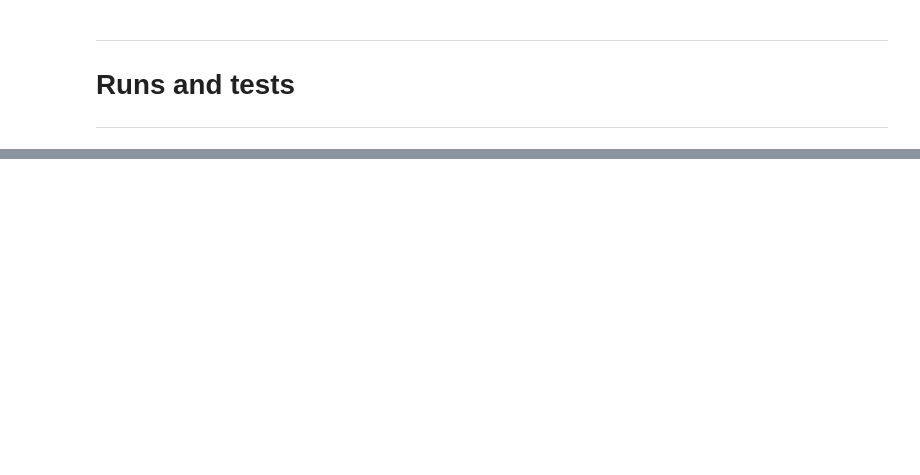
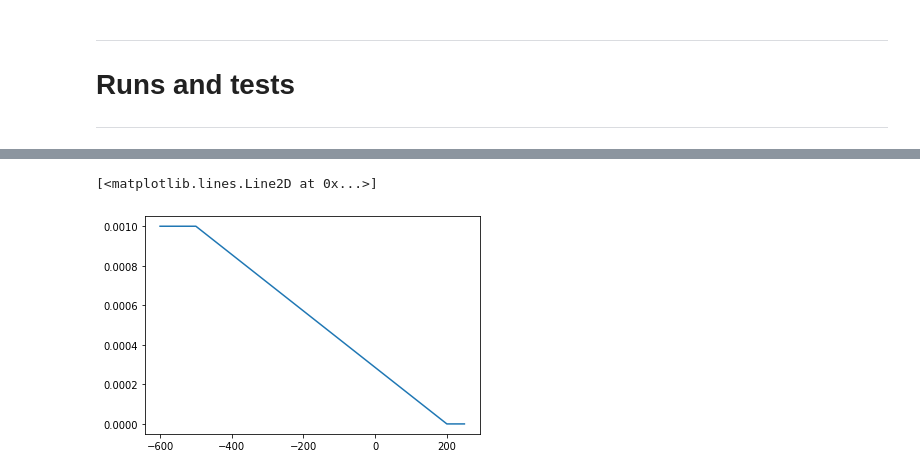
Before and after one commit to mnbvmnbv2/Lunar-Lander, a Jupyter notebook: Lunar.ipynb, the cells around one changed output, grey strips where cells are left out. Drawn from its saved outputs; the diff is of its cells as text; code cells hidden in the pictures; blank space fills up the shorter version.

```diff
--- a/Lunar.ipynb
+++ b/Lunar.ipynb
@@ -538,4 +553,4 @@ def decreasing_std(x, episode):
 # %%
-def decreasing_lr(x, episode):
-    return x/(1+(episode/500))
+def decreasing_alr(x, episode):
+    return max(0, min(0.001, 0.001 - (x+500)*(0.001/700)))
 # %%
@@ -552,0 +567,5 @@ plt.plot(xax,[decreasing_std(x,1) for x in range(-600,200)])
+# %%
+plt.plot(xax,[decreasing_alr(x,1) for x in range(-600,250)])
+# %% [output]
+[<matplotlib.lines.Line2D at 0x...>]
+[figure, added]
```
Also changed, not shown: parts of 15 cells of this notebook.
